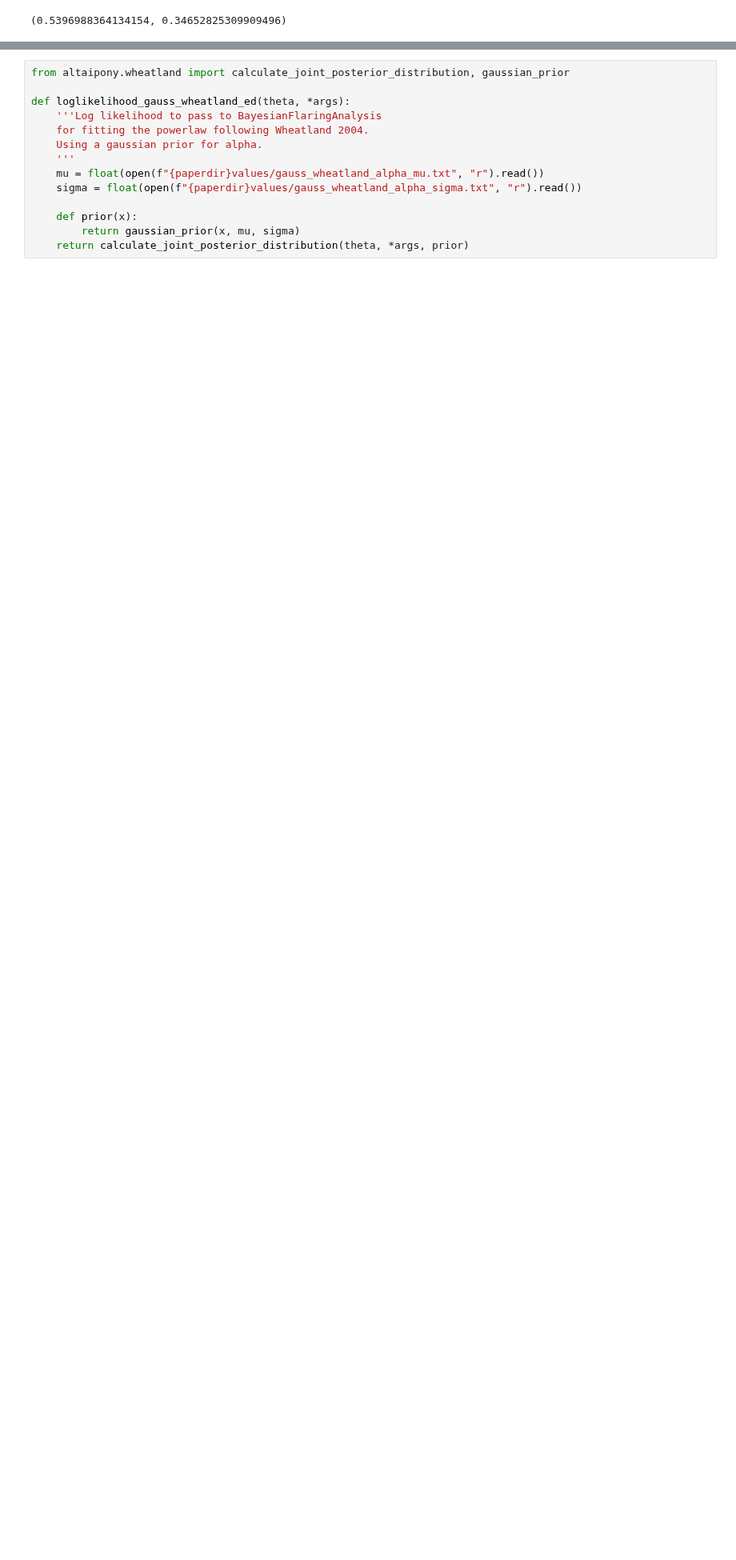
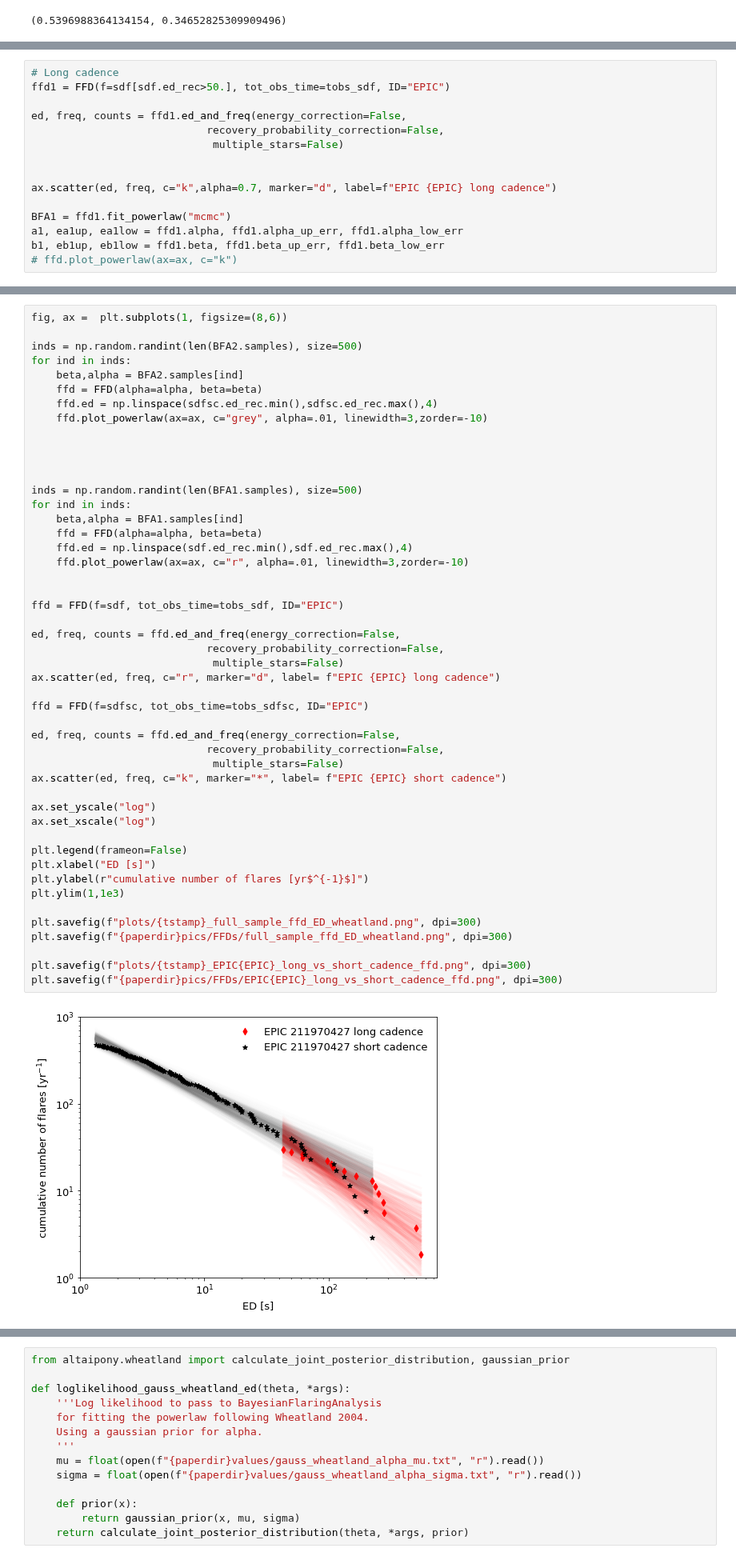
Before and after one commit to ekaterinailin/flares-in-clusters-with-k2-ii, a Jupyter notebook: VettingFlares/Compare_FFDs_LC_SC.ipynb, the cells around one changed output, grey strips where cells are left out. Shown at 80% size. Drawn from its saved outputs; the diff is of its cells as text; blank space fills up the shorter version.

```diff
--- a/VettingFlares/Compare_FFDs_LC_SC.ipynb
+++ b/VettingFlares/Compare_FFDs_LC_SC.ipynb
@@ -36 +68,16 @@ tobs_sdf, tobs_sdfsc
+# %%
+# Long cadence
+ffd1 = FFD(f=sdf[sdf.ed_rec>50.], tot_obs_time=tobs_sdf, ID="EPIC")
+
+ed, freq, counts = ffd1.ed_and_freq(energy_correction=False,
+                            recovery_probability_correction=False,
+                             multiple_stars=False)
+
+
+ax.scatter(ed, freq, c="k",alpha=0.7, marker="d", label=f"EPIC {EPIC} long cadence")
+
+BFA1 = ffd1.fit_powerlaw("mcmc")
+a1, ea1up, ea1low = ffd1.alpha, ffd1.alpha_up_err, ffd1.alpha_low_err
+b1, eb1up, eb1low = ffd1.beta, ffd1.beta_up_err, ffd1.beta_low_err
+# ffd.plot_powerlaw(ax=ax, c="k")
 # %%
@@ -91,0 +128,50 @@ Setting frequency adjusted count values with new values, size 164.
+# %%
+fig, ax =  plt.subplots(1, figsize=(8,6))
+
+inds = np.random.randint(len(BFA2.samples), size=500)
+for ind in inds:
+    beta,alpha = BFA2.samples[ind]
+    ffd = FFD(alpha=alpha, beta=beta)
+    ffd.ed = np.linspace(sdfsc.ed_rec.min(),sdfsc.ed_rec.max(),4)
+    ffd.plot_powerlaw(ax=ax, c="grey", alpha=.01, linewidth=3,zorder=-10)
+
+
+
+
+inds = np.random.randint(len(BFA1.samples), size=500)
+for ind in inds:
+    beta,alpha = BFA1.samples[ind]
+    ffd = FFD(alpha=alpha, beta=beta)
+    ffd.ed = np.linspace(sdf.ed_rec.min(),sdf.ed_rec.max(),4)
+    ffd.plot_powerlaw(ax=ax, c="r", alpha=.01, linewidth=3,zorder=-10)
+
+
+ffd = FFD(f=sdf, tot_obs_time=tobs_sdf, ID="EPIC")
+
+ed, freq, counts = ffd.ed_and_freq(energy_correction=False,
+                            recovery_probability_correction=False,
+                             multiple_stars=False)
+ax.scatter(ed, freq, c="r", marker="d", label= f"EPIC {EPIC} long cadence")
+
+ffd = FFD(f=sdfsc, tot_obs_time=tobs_sdfsc, ID="EPIC")
+
+ed, freq, counts = ffd.ed_and_freq(energy_correction=False,
+                            recovery_probability_correction=False,
+                             multiple_stars=False)
+ax.scatter(ed, freq, c="k", marker="*", label= f"EPIC {EPIC} short cadence")
+
+ax.set_yscale("log")
+ax.set_xscale("log")
+
+plt.legend(frameon=False)
+plt.xlabel("ED [s]")
+plt.ylabel(r"cumulative number of flares [yr$^{-1}$]")
+plt.ylim(1,1e3)
+
+plt.savefig(f"plots/{tstamp}_full_sample_ffd_ED_wheatland.png", dpi=300)
+plt.savefig(f"{paperdir}pics/FFDs/full_sample_ffd_ED_wheatland.png", dpi=300)
+
+plt.savefig(f"plots/{tstamp}_EPIC{EPIC}_long_vs_short_cadence_ffd.png", dpi=300)
+plt.savefig(f"{paperdir}pics/FFDs/EPIC{EPIC}_long_vs_short_cadence_ffd.png", dpi=300)
+# %% [output]
+[figure, added]
```
Also changed, not shown: parts of 21 cells of this notebook.
